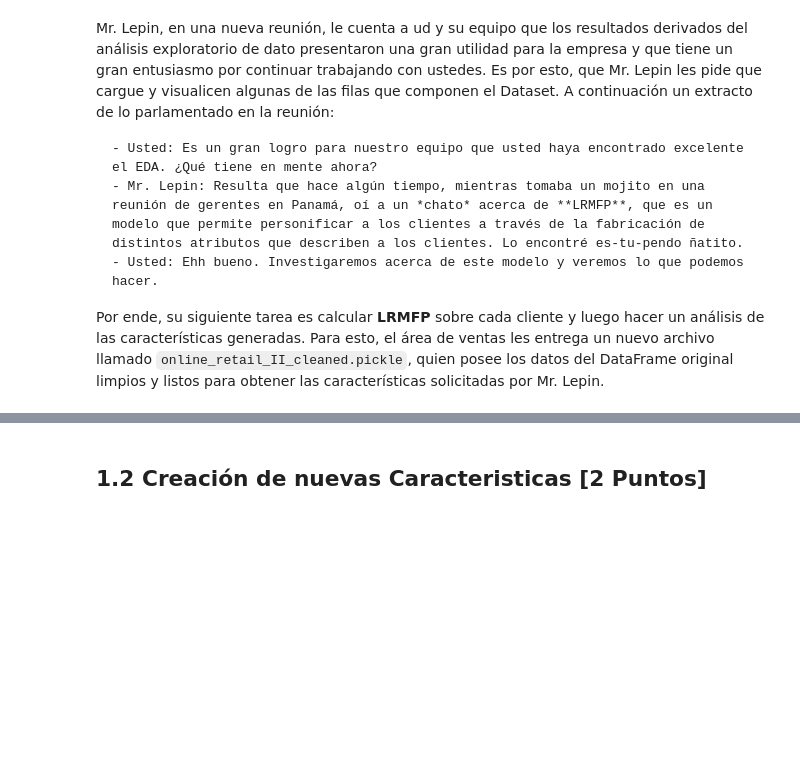
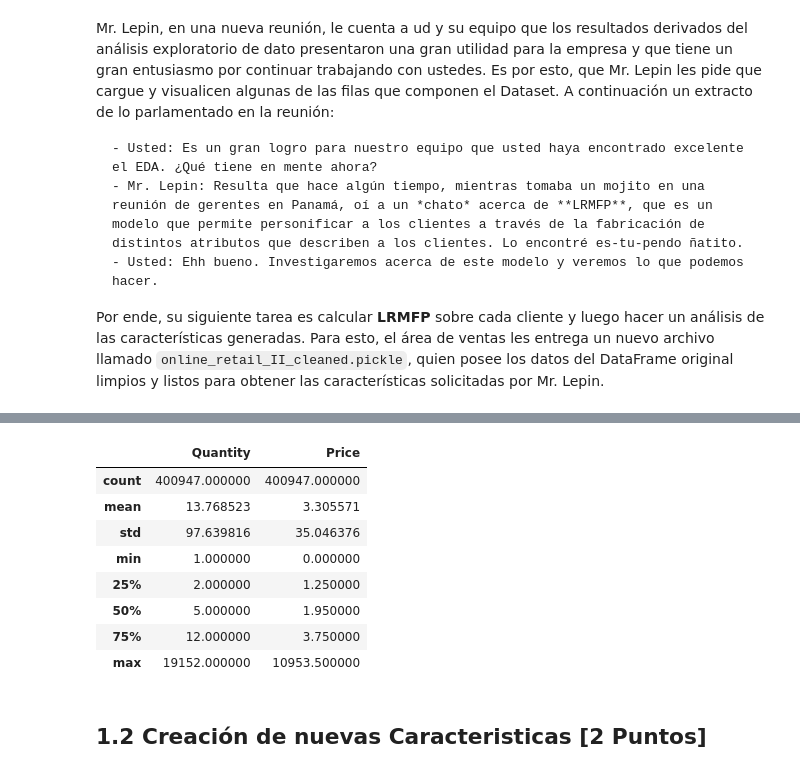
Before and after one commit to J07Aa/Repo, a Jupyter notebook: Lab_7/Laboratorio7_Enunciado.ipynb, the cells around one changed output, grey strips where cells are left out. Drawn from its saved outputs; the diff is of its cells as text; code cells hidden in the pictures; blank space fills up the shorter version.

```diff
--- a/Lab_7/Laboratorio7_Enunciado.ipynb
+++ b/Lab_7/Laboratorio7_Enunciado.ipynb
@@ -111,6 +117,18 @@ df_retail.head()
 | 2 | 489434 | 79323W | WHITE CHERRY LIGHTS | 12 | 2009-12-01 07:45:00 | 6.75 | 13085.0 | United Kingdom |
 | 3 | 489434 | 22041 | RECORD FRAME 7" SINGLE SIZE | 48 | 2009-12-01 07:45:00 | 2.10 | 13085.0 | United Kingdom |
 | 4 | 489434 | 21232 | STRAWBERRY CERAMIC TRINKET BOX | 24 | 2009-12-01 07:45:00 | 1.25 | 13085.0 | United Kingdom |
+# %%
+df_retail.describe()
+# %% [output]
+|  | Quantity | Price |
+| count | 400947.000000 | 400947.000000 |
+| mean | 13.768523 | 3.305571 |
+| std | 97.639816 | 35.046376 |
+| min | 1.000000 | 0.000000 |
+| 25% | 2.000000 | 1.250000 |
+| 50% | 5.000000 | 1.950000 |
+| 75% | 12.000000 | 3.750000 |
+| max | 19152.000000 | 10953.500000 |
 # %% [markdown]
 ## 1.2 Creación de nuevas Caracteristicas [2 Puntos]
 # %% [markdown]
```
Also changed, not shown: parts of 8 cells of this notebook.
